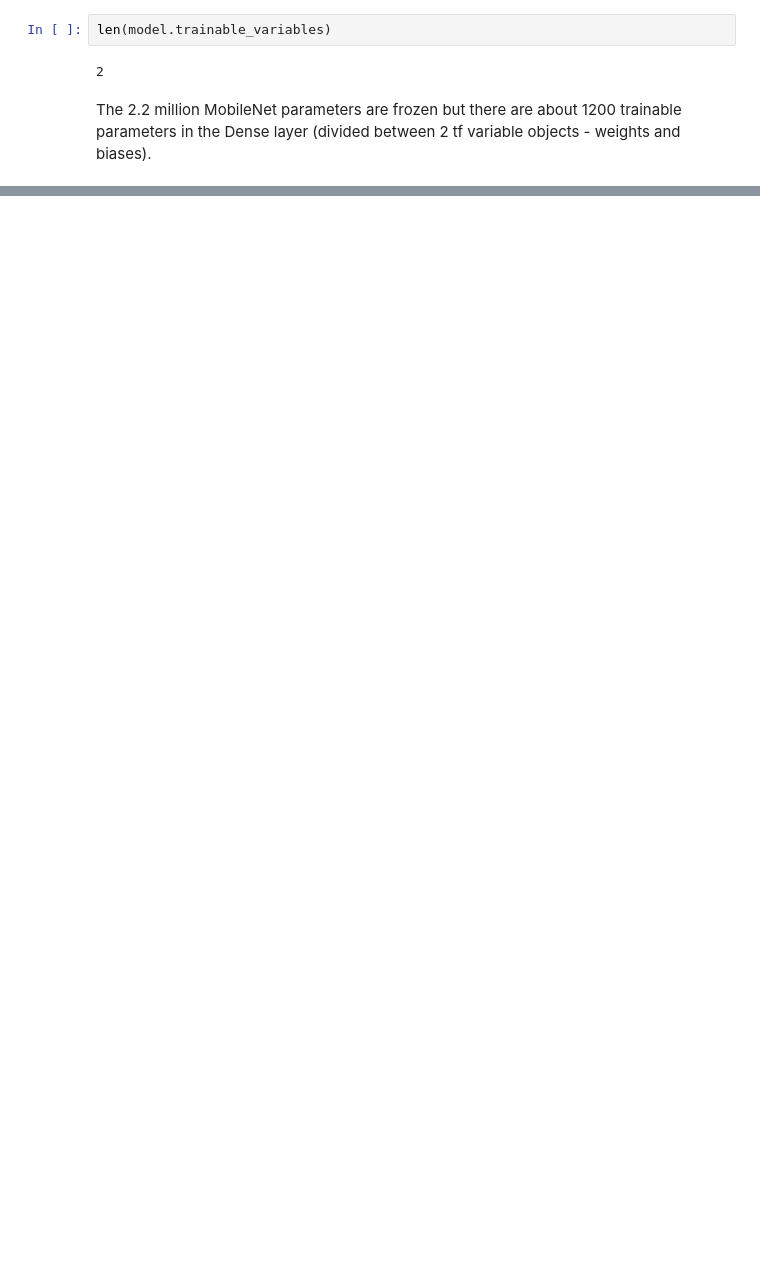
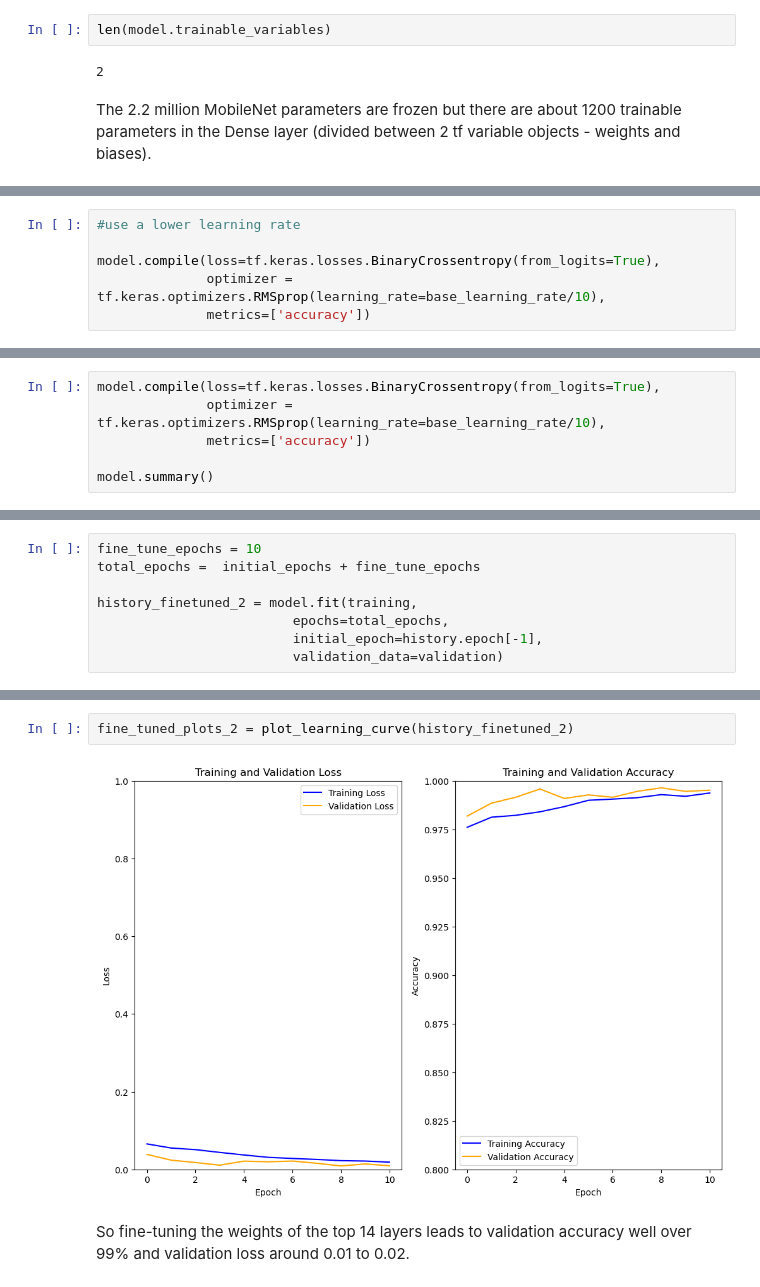
Before and after one commit to ehardwick2/Satellite_Image_Classification, a Jupyter notebook: mobilenetv2_transfer.ipynb, the cells around one changed output, grey strips where cells are left out. Cells and saved outputs as stored; diff of their text form; blank space fills up the shorter version.

```diff
--- a/mobilenetv2_transfer.ipynb
+++ b/mobilenetv2_transfer.ipynb
@@ -252,0 +270,6 @@ In the above feature extraction model, I only trained a few new layers on top of
+# %%
+#use a lower learning rate
+
+model.compile(loss=tf.keras.losses.BinaryCrossentropy(from_logits=True),
+              optimizer = tf.keras.optimizers.RMSprop(learning_rate=base_learning_rate/10),
+              metrics=['accuracy'])
@@ -252,0 +367,6 @@ In the above feature extraction model, I only trained a few new layers on top of
+# %%
+model.compile(loss=tf.keras.losses.BinaryCrossentropy(from_logits=True),
+              optimizer = tf.keras.optimizers.RMSprop(learning_rate=base_learning_rate/10),
+              metrics=['accuracy'])
+
+model.summary()
@@ -252,0 +391,8 @@ In the above feature extraction model, I only trained a few new layers on top of
+# %%
+fine_tune_epochs = 10
+total_epochs =  initial_epochs + fine_tune_epochs
+
+history_finetuned_2 = model.fit(training,
+                         epochs=total_epochs,
+                         initial_epoch=history.epoch[-1],
+                         validation_data=validation)
@@ -252,0 +417,6 @@ In the above feature extraction model, I only trained a few new layers on top of
+# %%
+fine_tuned_plots_2 = plot_learning_curve(history_finetuned_2)
+# %% [output]
+[figure, added]
+# %% [markdown]
+So fine-tuning the weights of the top 14 layers leads to validation accuracy well over 99% and validation loss around 0.01 to 0.02.
```
Also changed, not shown: parts of 21 cells of this notebook.
